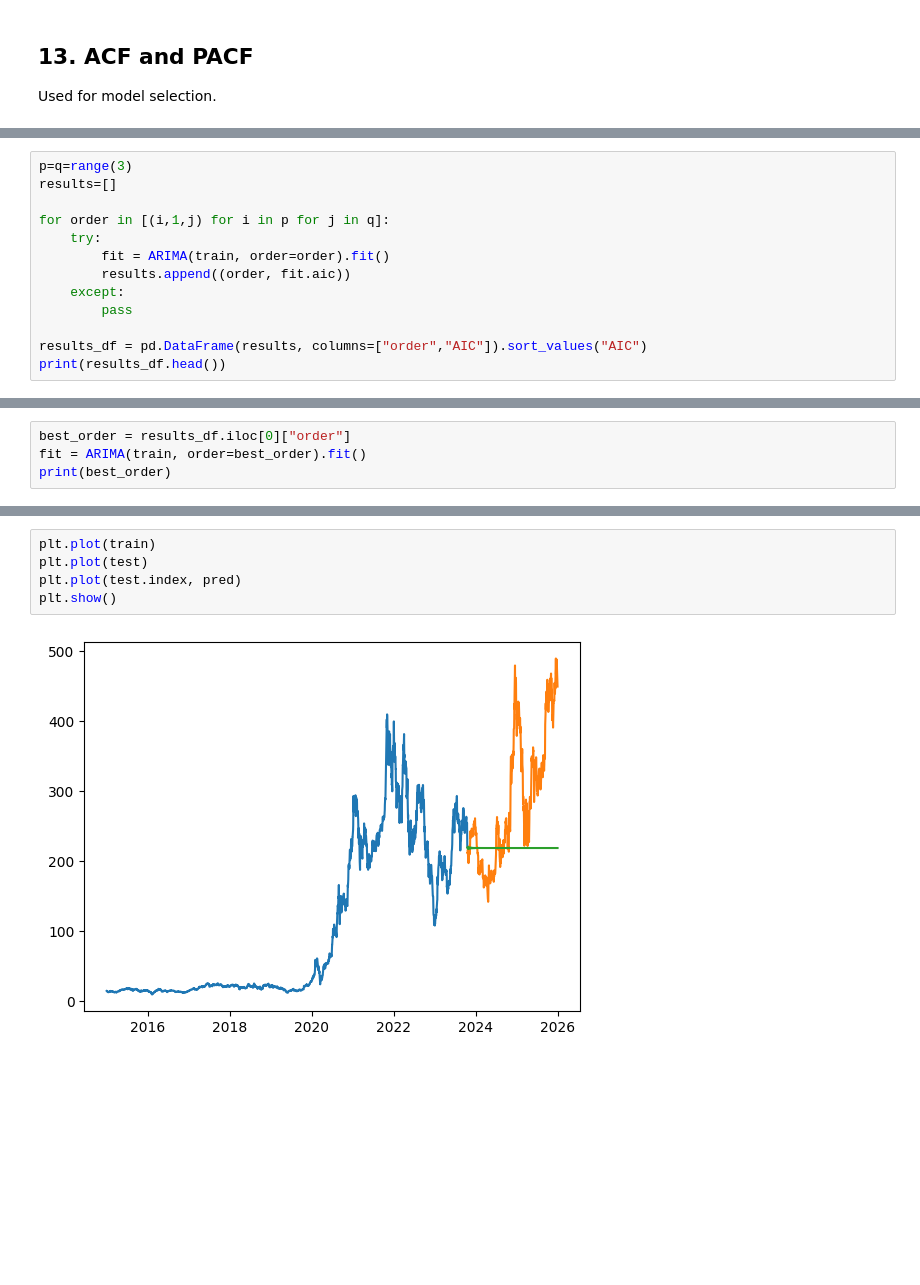
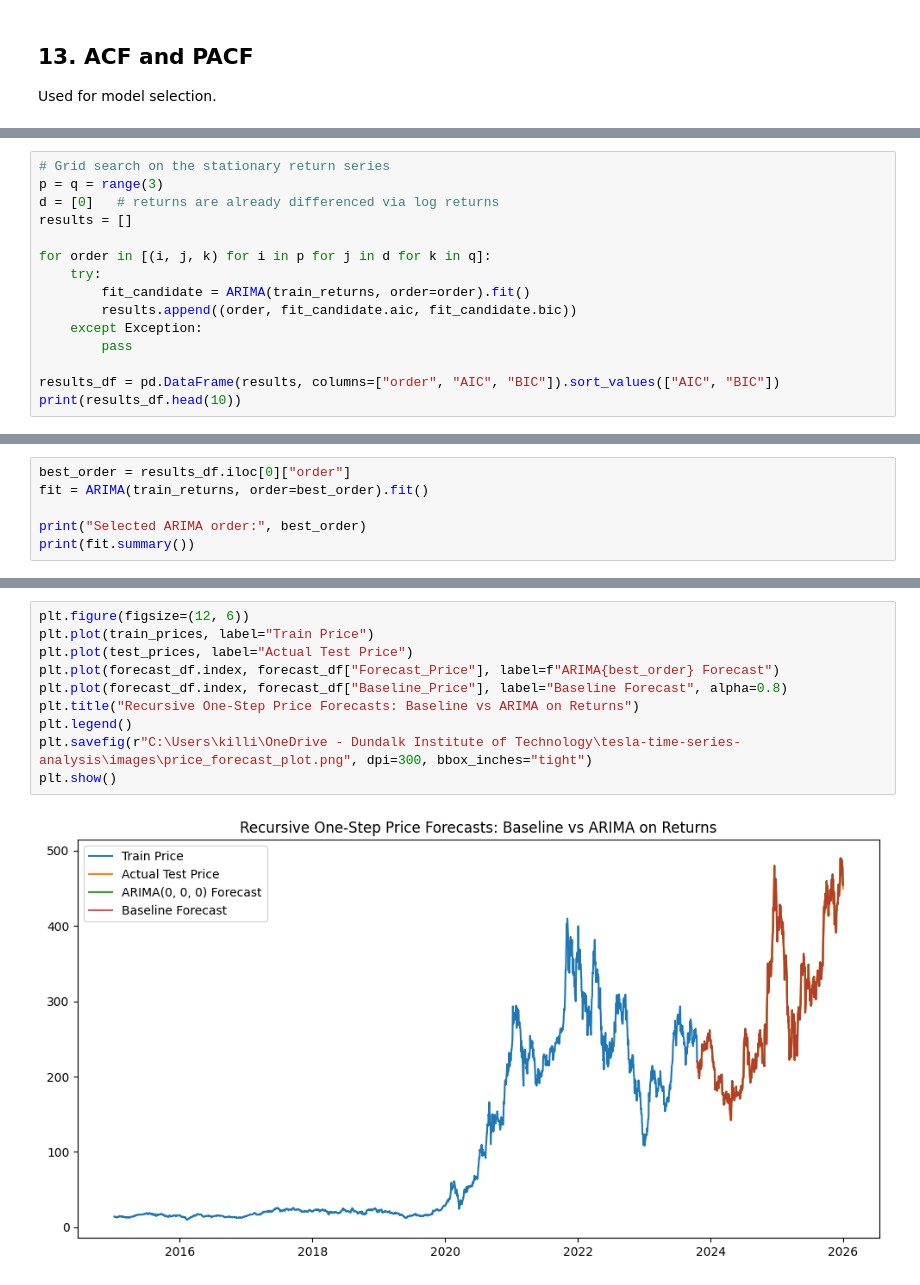
Before and after one commit to killianharnett1/tesla-time-series-analysis, a Jupyter notebook: notebooks/tesla_time_series_analysis.ipynb, the cells around one changed output, grey strips where cells are left out. Cells and saved outputs as stored; diff of their text form; blank space fills up the shorter version.

Commit message:
Export plots as images and add final notebook complete

```diff
--- a/notebooks/tesla_time_series_analysis.ipynb
+++ b/notebooks/tesla_time_series_analysis.ipynb
@@ -162,14 +323,16 @@ test = close_b[train_size:]
 # %%
-p=q=range(3)
-results=[]
+# Grid search on the stationary return series
+p = q = range(3)
+d = [0]   # returns are already differenced via log returns
+results = []
 
-for order in [(i,1,j) for i in p for j in q]:
+for order in [(i, j, k) for i in p for j in d for k in q]:
     try:
-        fit = ARIMA(train, order=order).fit()
-        results.append((order, fit.aic))
-    except:
+        fit_candidate = ARIMA(train_returns, order=order).fit()
+        results.append((order, fit_candidate.aic, fit_candidate.bic))
+    except Exception:
         pass
 
-results_df = pd.DataFrame(results, columns=["order","AIC"]).sort_values("AIC")
-print(results_df.head())
+results_df = pd.DataFrame(results, columns=["order", "AIC", "BIC"]).sort_values(["AIC", "BIC"])
+print(results_df.head(10))
 # %% [output]
@@ -184,5 +361,7 @@ print(results_df.head())
 # %%
 best_order = results_df.iloc[0]["order"]
-fit = ARIMA(train, order=best_order).fit()
-print(best_order)
+fit = ARIMA(train_returns, order=best_order).fit()
+
+print("Selected ARIMA order:", best_order)
+print(fit.summary())
 # %% [output]
@@ -200,7 +463,12 @@ print(rmse)
 # %%
-plt.plot(train)
-plt.plot(test)
-plt.plot(test.index, pred)
+plt.figure(figsize=(12, 6))
+plt.plot(train_prices, label="Train Price")
+plt.plot(test_prices, label="Actual Test Price")
+plt.plot(forecast_df.index, forecast_df["Forecast_Price"], label=f"ARIMA{best_order} Forecast")
+plt.plot(forecast_df.index, forecast_df["Baseline_Price"], label="Baseline Forecast", alpha=0.8)
+plt.title("Recursive One-Step Price Forecasts: Baseline vs ARIMA on Returns")
+plt.legend()
+plt.savefig(r"C:\Users\killi\OneDrive - Dundalk Institute of Technology\tesla-time-series-analysis\images\price_forecast_plot.png", dpi=300, bbox_inches="tight")
 plt.show()
 # %% [output]
-[figure, old version]
+[figure, new version]
```
Also changed, not shown: parts of 65 cells of this notebook, 17 other files.
